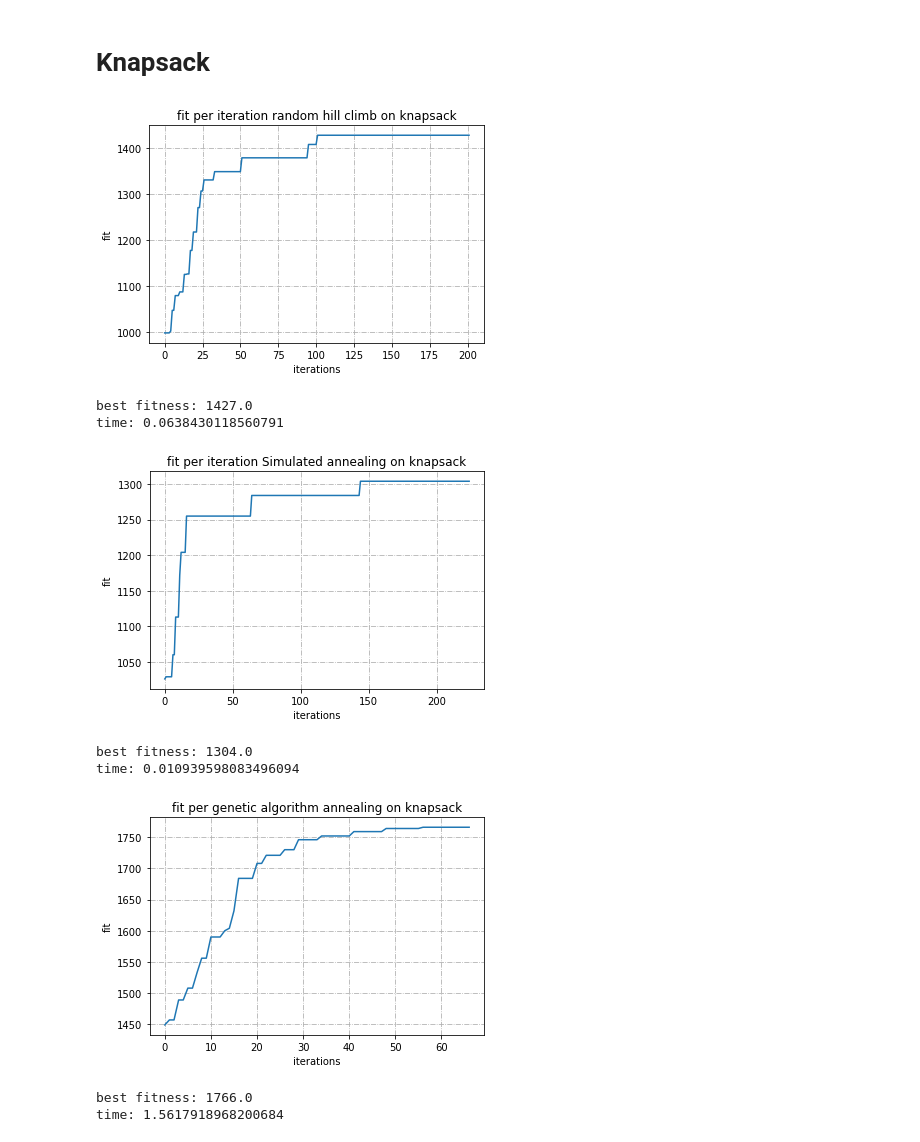
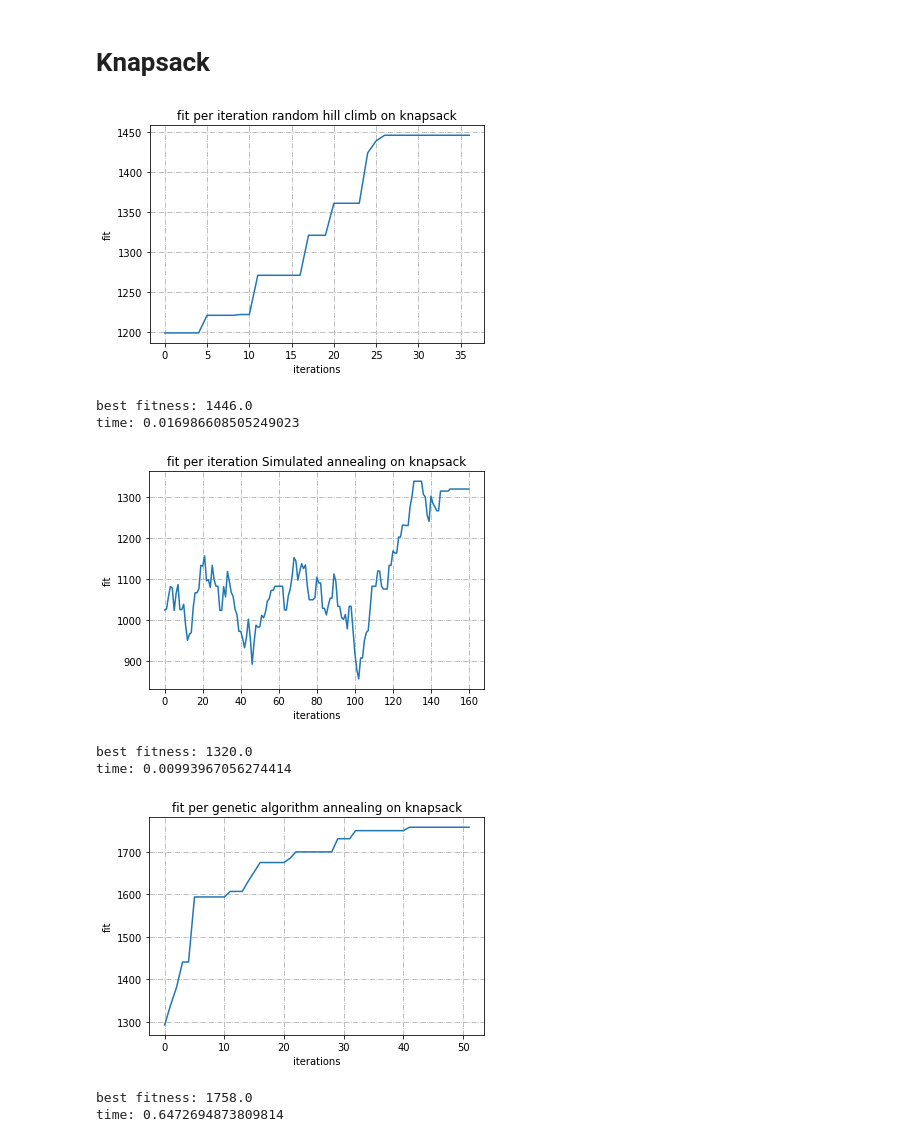
Before and after one commit to jfuerst92/Brigandine, a Jupyter notebook: best_fit.ipynb, the cells around one changed output. Saved outputs shown, nothing was run; the diff lists cells and outputs as text; code cells hidden in the pictures.

```diff
--- a/best_fit.ipynb
+++ b/best_fit.ipynb
@@ -400,8 +395,6 @@ start_time = time.time()
 state, fitness, curve = mlrose.random_hill_climb(problem=prob_knapsack,
                                                  curve=True,
                                                  random_state=13,
-                                                 max_attempts=100,
-                                                 max_iters=10000,
                                                  restarts=10
                                                 )
 time_elapsed = time.time() - start_time
@@ -422,48 +415,44 @@ plt.show()
 print("best fitness:", fitness)
 print("time:", time_elapsed)
 # %% [output]
-[figure, old version]
+[figure, new version]
-best fitness: 1427.0
-time: 0.0638430118560791
+best fitness: 1446.0
+time: 0.016986608505249023
 # %%
 start_time = time.time()
 state, fitness, curve = mlrose.simulated_annealing(problem=prob_knapsack,
                                                  curve=True,
-                                                 max_attempts=80,
-                                                 max_iters=10000,
-                                                 #schedule=mlrose.GeomDecay(init_temp=100, decay=0.95, min_temp=0.001)
+                                                 schedule=mlrose.GeomDecay(init_temp=100, decay=0.99, min_temp=0.001)
                                                  #schedule=mlrose.ArithDecay(init_temp=1.0, decay=0.0001, min_temp=0.001)
-                                                 schedule=mlrose.ExpDecay(init_temp=1.0, exp_const=0.005, min_temp=0.001),
+                                                 #schedule=mlrose.ExpDecay(init_temp=1.0, exp_const=0.005, min_temp=0.001),
 
                                                 )
 time_elapsed = time.time() - start_time
 knapsack_fit_curves[1] = curve
 knapsack_times[1] = time_elapsed
 if fitness > knapsack_best_fits[1]:
     knapsack_best_fits[1] = fitness
 
 plt.plot(curve)
 plt.xlabel('iterations')
 plt.ylabel('fit')
 #plt.legend()
 title = "fit per iteration Simulated annealing on knapsack"
 plt.title(title)
 plt.grid(True, linestyle='-.')
 plt.show()
 print("best fitness:", fitness)
 print("time:", time_elapsed)
 # %% [output]
-[figure, old version]
+[figure, new version]
-best fitness: 1304.0
-time: 0.010939598083496094
+best fitness: 1320.0
+time: 0.00993967056274414
 # %%
 start_time = time.time()
 state, fitness, curve = mlrose.genetic_alg(problem=prob_knapsack,
                                                  curve=True,
                                                  random_state=13,
-                                                 max_attempts=10,
-                                                 max_iters=10000,
-                                                 pop_size=256,
+                                                 pop_size=128,
                                                  mutation_prob=0.5,
                                                 )
 time_elapsed = time.time() - start_time
@@ -483,9 +472,9 @@ plt.show()
 print("best fitness:", fitness)
 print("time:", time_elapsed)
 # %% [output]
-[figure, old version]
+[figure, new version]
-best fitness: 1766.0
-time: 1.5617918968200684
+best fitness: 1758.0
+time: 0.6472694873809814
 # %%
 start_time = time.time()
 state, fitness, curve = mlrose.mimic(problem=prob_knapsack,
```
Also changed, not shown: parts of 12 cells of this notebook, 11 other files.
